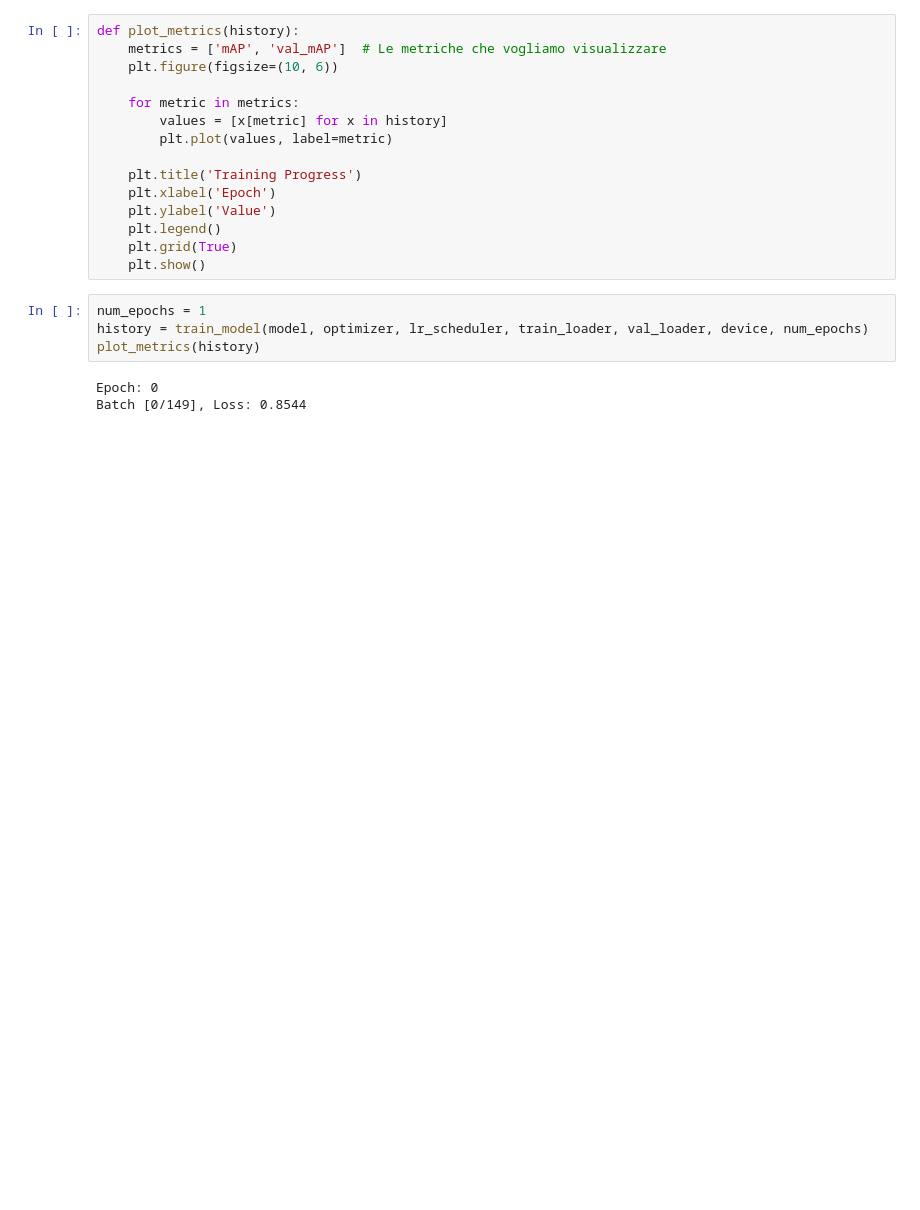
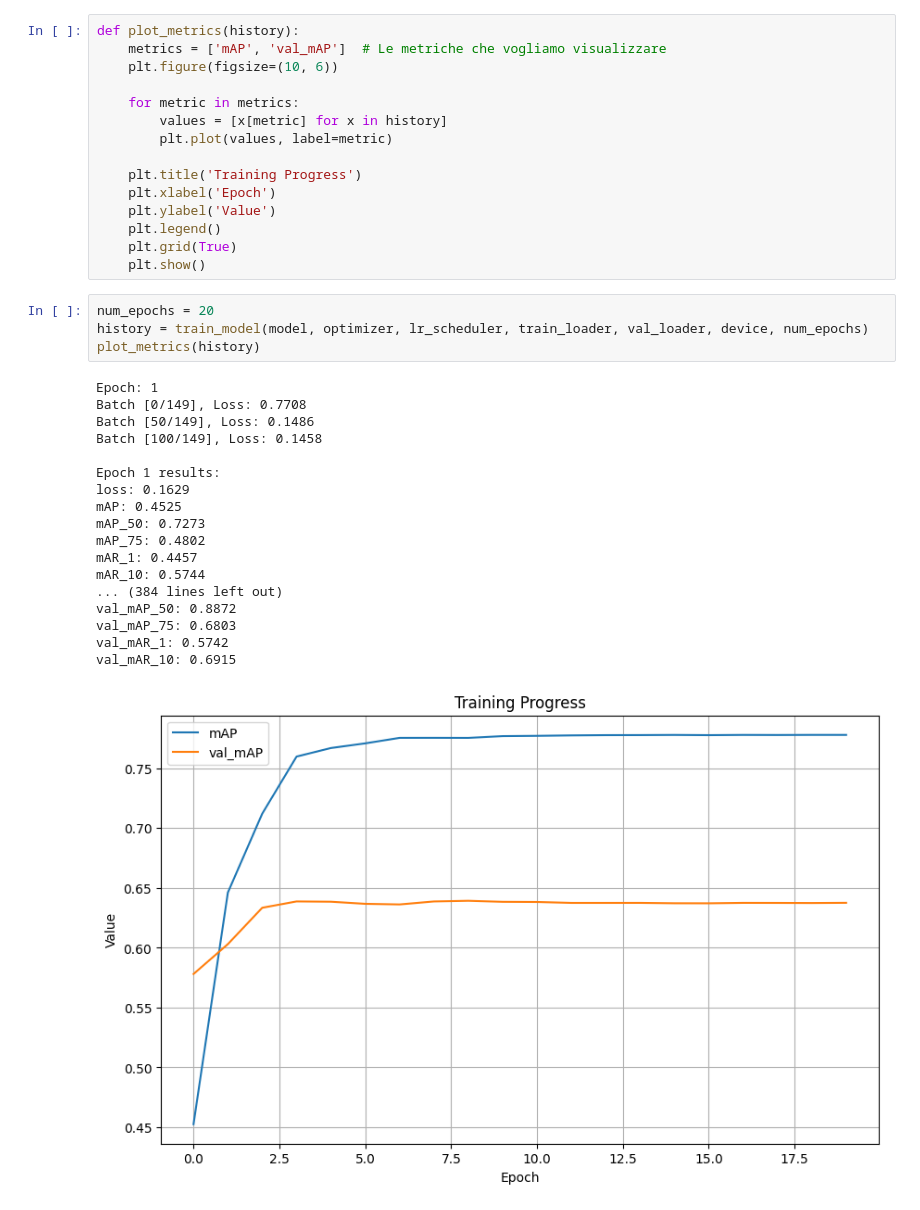
Before and after one commit to GianmarcoBasile/PistolDetection, a Jupyter notebook: fine_tuning.ipynb, the cells around one changed output. Cells and saved outputs as stored; diff of their text form; blank space fills up the shorter version.

```diff
--- a/fine_tuning.ipynb
+++ b/fine_tuning.ipynb
@@ -250,9 +250,25 @@ def plot_metrics(history):
     plt.grid(True)
     plt.show()
 # %%
-num_epochs = 1
+num_epochs = 20
 history = train_model(model, optimizer, lr_scheduler, train_loader, val_loader, device, num_epochs)
 plot_metrics(history)
 # %% [output]
-Epoch: 0
-Batch [0/149], Loss: 0.8544
+Epoch: 1
+Batch [0/149], Loss: 0.7708
+Batch [50/149], Loss: 0.1486
+Batch [100/149], Loss: 0.1458
+
+Epoch 1 results:
+loss: 0.1629
+mAP: 0.4525
+mAP_50: 0.7273
+mAP_75: 0.4802
+mAR_1: 0.4457
+mAR_10: 0.5744
+... (384 lines left out)
+val_mAP_50: 0.8872
+val_mAP_75: 0.6803
+val_mAR_1: 0.5742
+val_mAR_10: 0.6915
+[figure, added]
```
Also changed, not shown: parts of 1 cell of this notebook, 1 other file.
